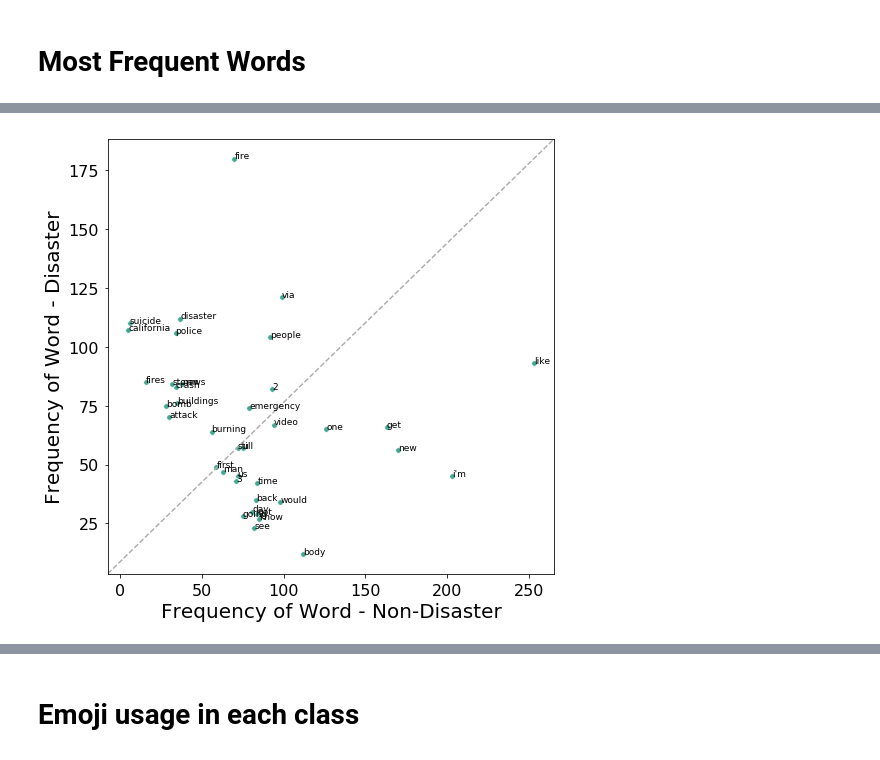
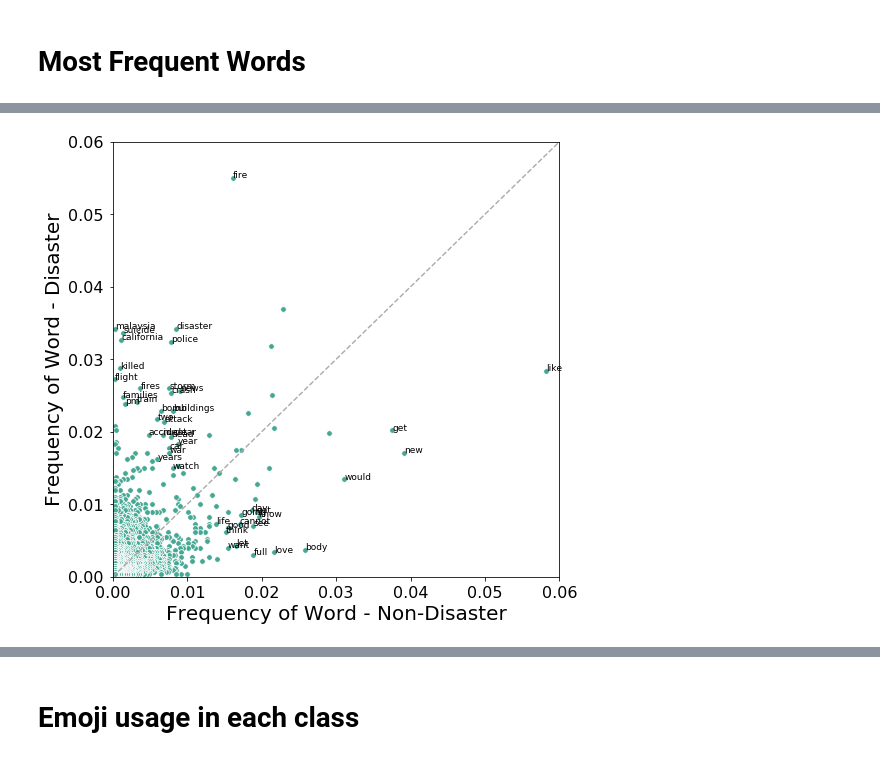
Before and after one commit to vegarab/aml-twitter-fakeornot, a Jupyter notebook: notebooks/quantitative-stats.ipynb, the cells around one changed output, grey strips where cells are left out. Cells and saved outputs as stored; diff of their text form; code cells hidden in the pictures.

```diff
--- a/notebooks/quantitative-stats.ipynb
+++ b/notebooks/quantitative-stats.ipynb
@@ -95,14 +95,18 @@ freq_df = pd.merge(c0_df, c1_df, on=0)
 freq_df['tot'] = freq_df['1_x'] + freq_df['1_y']
 freq_df.sort_values('tot', ascending=False, inplace=True)
 freq_df.columns = ['word', '0_freq', '1_freq', 'freq']
-freq_df['diff %'] = (freq_df['0_freq'] - freq_df['1_freq']) / freq_df[['0_freq', '1_freq']].sum(1)
-freq_diff_above_100 = freq_df[['word', 'diff %']][freq_df['freq'] >= 100].sort_values('diff %', ascending=False)
 
-freq_top_bottom = pd.concat([freq_diff_above_100.head(10), freq_diff_above_100.tail(10)])
+freq_df['0_freq_norm'], freq_df['1_freq_norm'], freq_df['freq_norm'] = freq_df['0_freq']/num_0, freq_df['1_freq']/num_1, freq_df['freq']/(num_0+num_1)
+
+freq_df['diff %'] = (freq_df['0_freq_norm'] - freq_df['1_freq_norm']) / freq_df[['0_freq_norm', '1_freq_norm']].sum(1)
+freq_diff_above_100 = freq_df[['word', 'diff %']][freq_df['freq_norm'] >= 0.005].sort_values('diff %', ascending=False)
+
+top_bottom = 20
+freq_top_bottom = pd.concat([freq_diff_above_100.head(top_bottom), freq_diff_above_100.tail(top_bottom)])
 
 ax.bar(freq_top_bottom['word'], freq_top_bottom['diff %'])
 
-fig2, ax = plt.subplots(figsize=(8,8), sharey=True)
+fig2, ax = plt.subplots(figsize=(10,8), sharey=True)
 # width = 0.4
 # N = np.arange(top_freq_df.shape[0])
 
@@ -125,22 +146,26 @@ ax.legend(labels=['Non-Disaster', 'Disaster'], fontsize=SUBTITLE_SIZE)
 # %%
+#import random
+
 fig, ax = plt.subplots(figsize=(8,8))
 
-freq_100 = freq_df[freq_df['freq'] >= 100]
-freq_100 = freq_100[(freq_100['word'] != 'xx90') &
-                    (freq_100['word'] != 'û') &
-                    (freq_100['word'][freq_100['word'].str.contains(r'[^\x00-\x7F]+')==False])]
+freq_20 = freq_df#[freq_df['freq'] >= 20]
+freq_20 = freq_20[freq_20['word'] != 'xx90']
 
-sns.scatterplot('0_freq', '1_freq', data=freq_100, ax=ax, color="#46A894")
+sns.scatterplot('0_freq_norm', '1_freq_norm', data=freq_20, ax=ax, color="#46A894")
 
-# ax.set_xscale("log")
-# ax.set_yscale("log")
+ax.set_xlim(0, 0.06)
+ax.set_ylim(0, 0.06)
 
 ax.plot([0, 1], [0, 1], transform=ax.transAxes, ls="--", color="#AAAAAA")
 ax.set_ylabel('Frequency of Word - Disaster', fontsize=SUBTITLE_SIZE)
 ax.set_xlabel('Frequency of Word - Non-Disaster', fontsize=SUBTITLE_SIZE)
 ax.tick_params(labelsize=TICK_SIZE)
 
-for row in freq_100.iterrows():
-    ax.annotate(row[1]['word'], (row[1]['0_freq'], row[1]['1_freq']), fontsize=9)
+for row in freq_20.iterrows():
+    if row[1]['freq_norm'] >= 0.01 and abs(row[1]['diff %']) >= 0.3:
+        ax.annotate(row[1]['word'],
+                    (row[1]['0_freq_norm'],# - random.random()*0.002,
+                     row[1]['1_freq_norm']),# - random.random()*0.002),
+                    fontsize=9)
 # %% [output]
-[figure, old version]
+[figure, new version]
```
Also changed, not shown: parts of 14 cells of this notebook, 9 other files.
